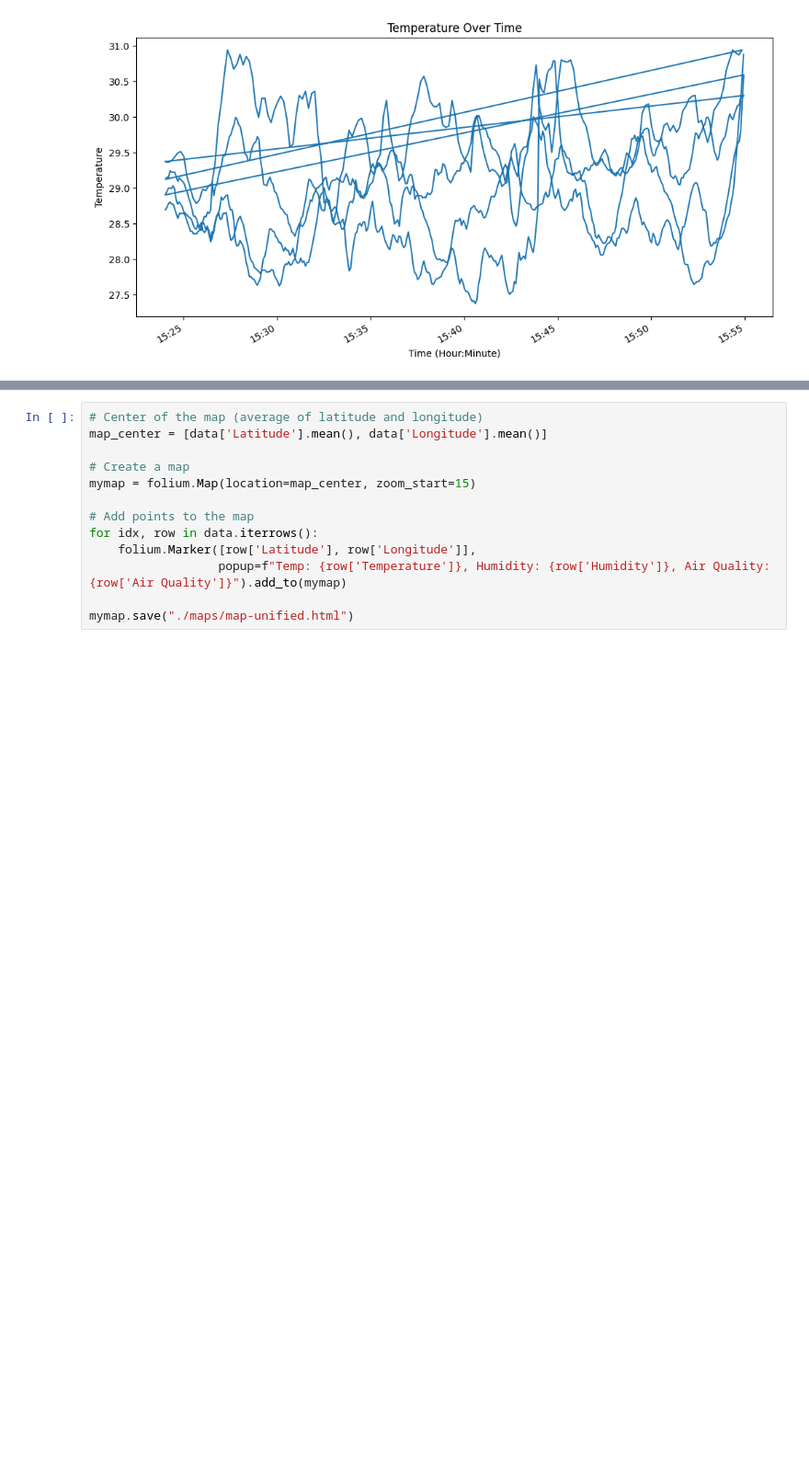
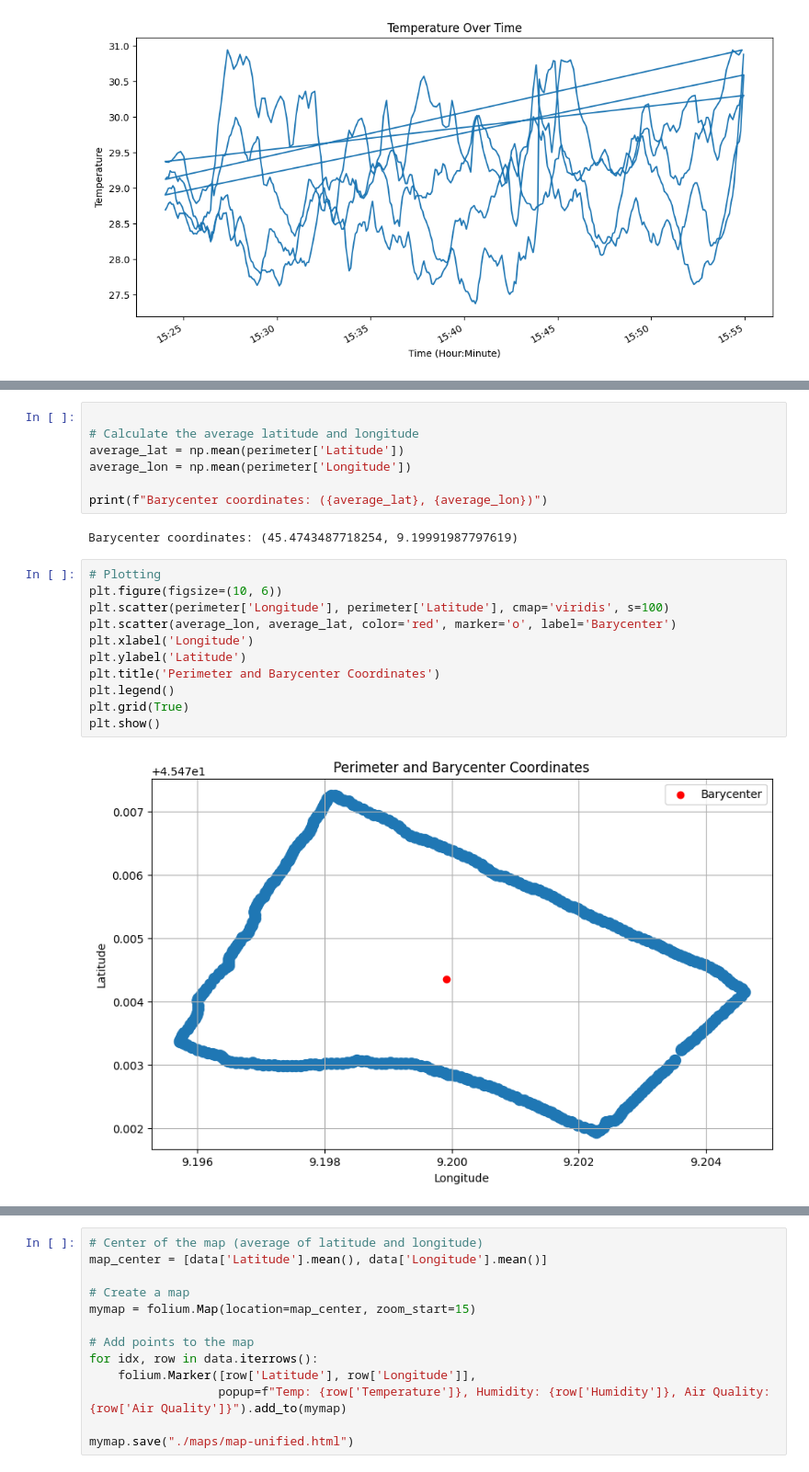
Before and after one commit to febagni/smart-cities-temperature-analysis, a Jupyter notebook: unified-analysis.ipynb, the cells around one changed output, grey strips where cells are left out. Shown at 92% size. Cells and saved outputs as stored; diff of their text form; blank space fills up the shorter version.

```diff
--- a/unified-analysis.ipynb
+++ b/unified-analysis.ipynb
@@ -159,0 +234,22 @@ plt.show()
+# %%
+
+# Calculate the average latitude and longitude
+average_lat = np.mean(perimeter['Latitude'])
+average_lon = np.mean(perimeter['Longitude'])
+
+print(f"Barycenter coordinates: ({average_lat}, {average_lon})")
+# %% [output]
+Barycenter coordinates: (45.4743487718254, 9.19991987797619)
+# %%
+# Plotting
+plt.figure(figsize=(10, 6))
+plt.scatter(perimeter['Longitude'], perimeter['Latitude'], cmap='viridis', s=100)
+plt.scatter(average_lon, average_lat, color='red', marker='o', label='Barycenter')
+plt.xlabel('Longitude')
+plt.ylabel('Latitude')
+plt.title('Perimeter and Barycenter Coordinates')
+plt.legend()
+plt.grid(True)
+plt.show()
+# %% [output]
+[figure, added]
```
Also changed, not shown: parts of 20 cells of this notebook, 7 other files.
